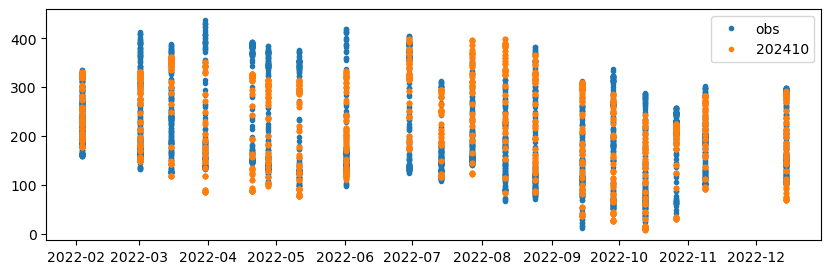
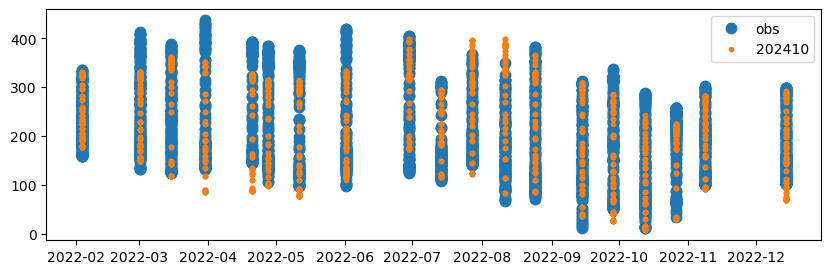
Code edit (unified diff) that turned the first committed figure into the second:
--- before
+++ after
@@ -1,4 +1,4 @@
 fig, ax = plt.subplots(1, 1, figsize=(10, 3))
-ax.plot(d202410_22.time, d202111_22.Oxygen_Dissolved, '.',label='obs')
+ax.plot(d202410_22.time, d202111_22.Oxygen_Dissolved, '.',label='obs',markersize=15)
 ax.plot(d202410_22.time, d202410_22.mod_dissolved_oxygen,'.',label='202410')
 ax.legend()

Commit: update notebooks